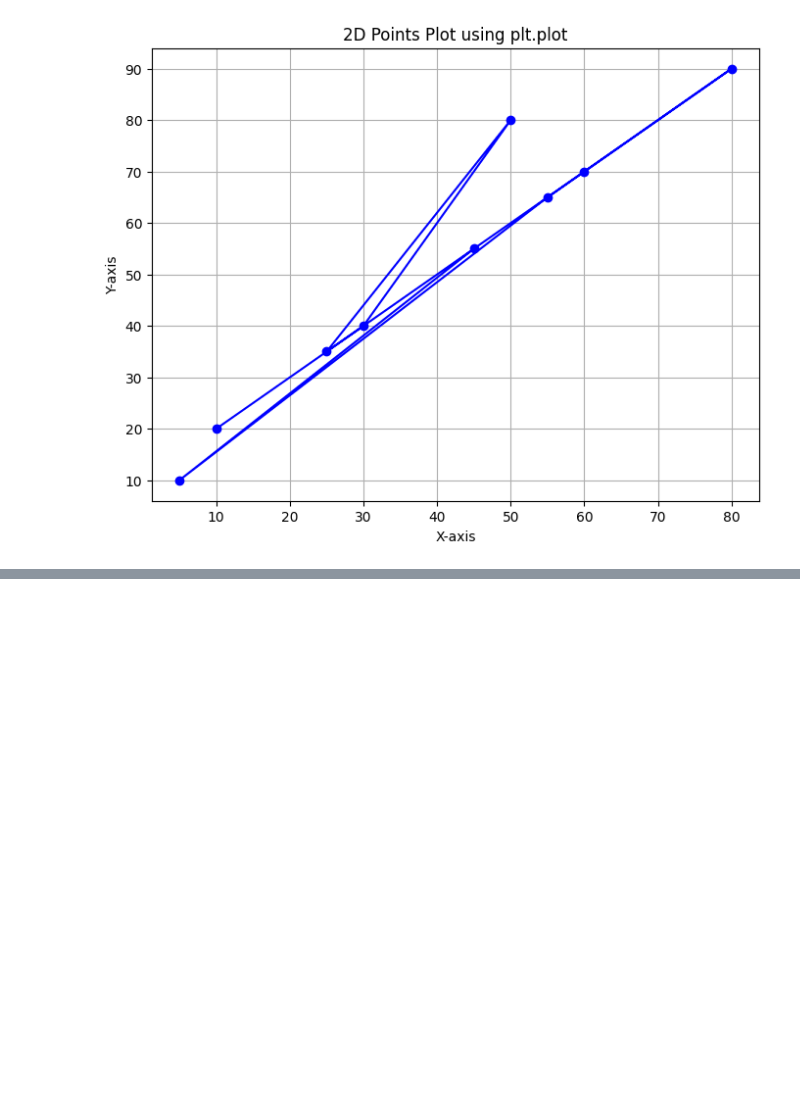
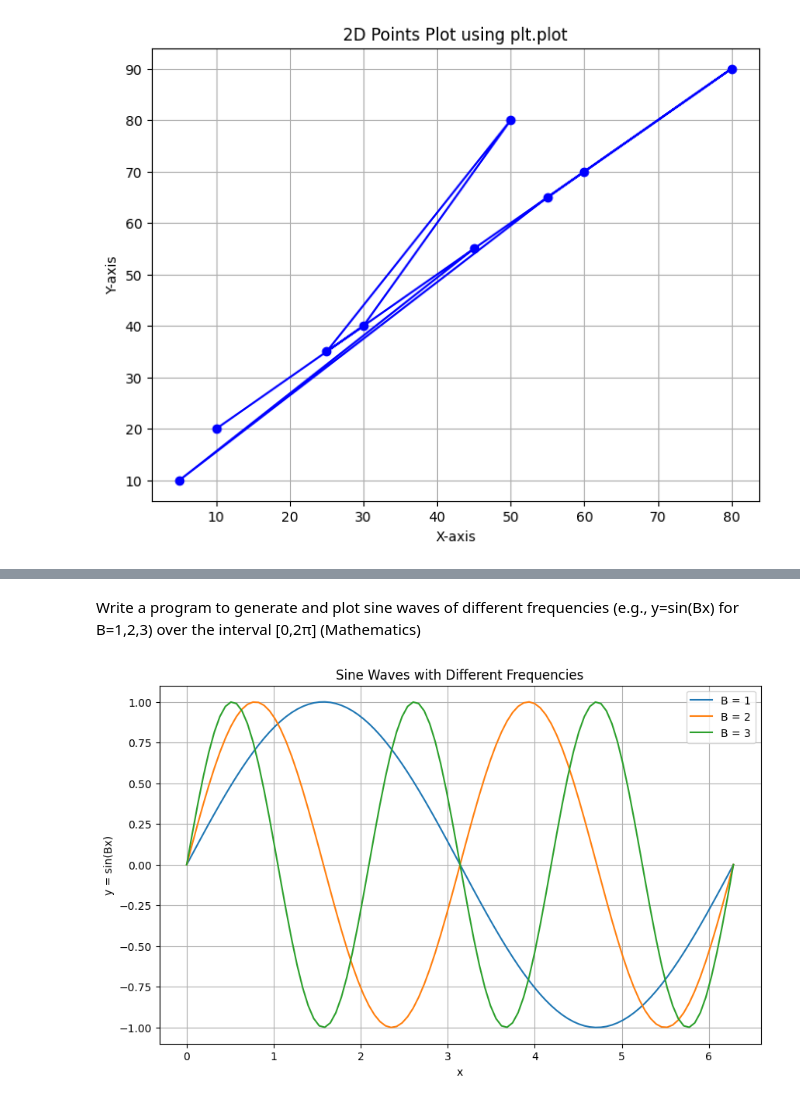
Before and after one commit to SravaniKolanu/Pythonclasses, a Jupyter notebook: NumOne.ipynb, the cells around one changed output, grey strips where cells are left out. Cells and saved outputs as stored; diff of their text form; code cells hidden in the pictures; blank space fills up the shorter version.

```diff
--- a/NumOne.ipynb
+++ b/NumOne.ipynb
@@ -200,0 +249,25 @@ plt.grid(True)
+# %% [markdown]
+Write a program to generate and plot sine waves of different frequencies
+(e.g., y=sin⁡(Bx) for B=1,2,3) over the interval [0,2π] (Mathematics)
+# %%
+x = np.linspace(0, 2 * np.pi,100)
+
+
+frequencies = [1, 2, 3]
+
+plt.figure(figsize=(10, 6))
+
+for B in frequencies:
+    y = np.sin(B * x)
+    plt.plot(x, y, label=f"B = {B}")
+
+
+plt.title("Sine Waves with Different Frequencies")
+plt.xlabel("x")
+plt.ylabel("y = sin(Bx)")
+plt.legend()
+plt.grid(True)
+
+plt.show()
+# %% [output]
+[figure, added]
```
Also changed, not shown: parts of 11 cells of this notebook.
